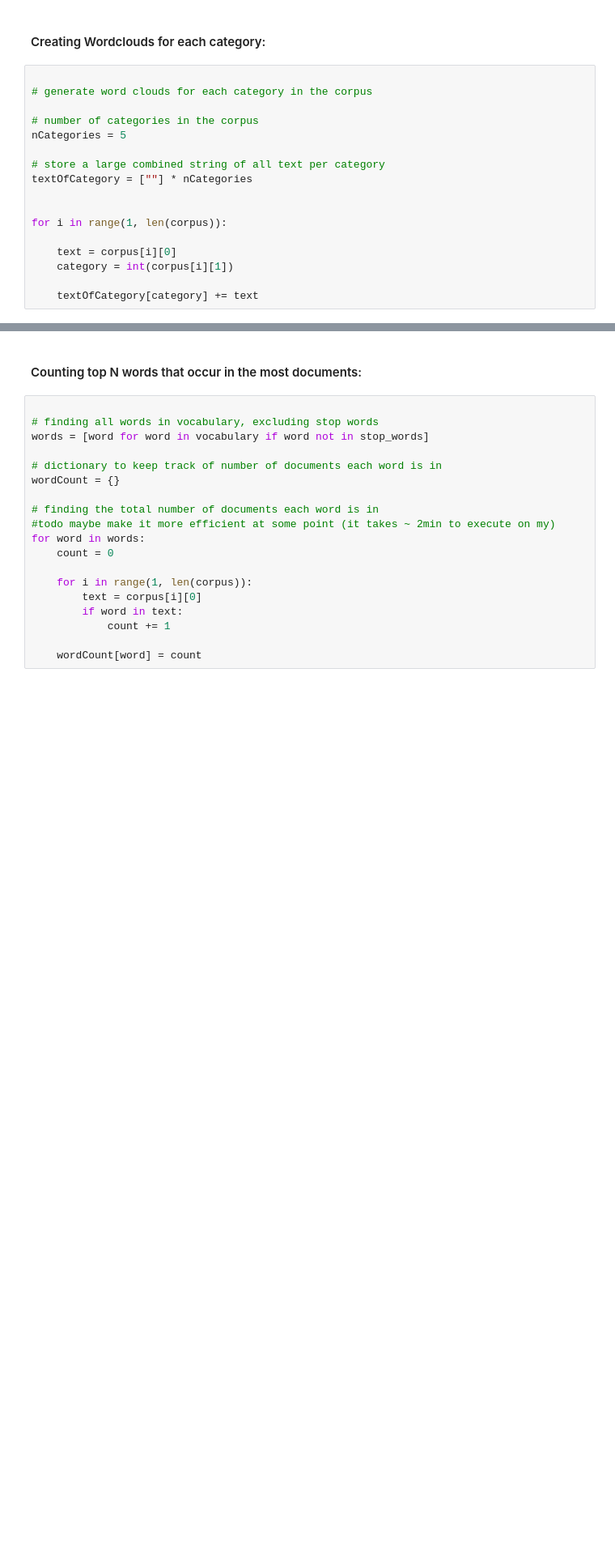
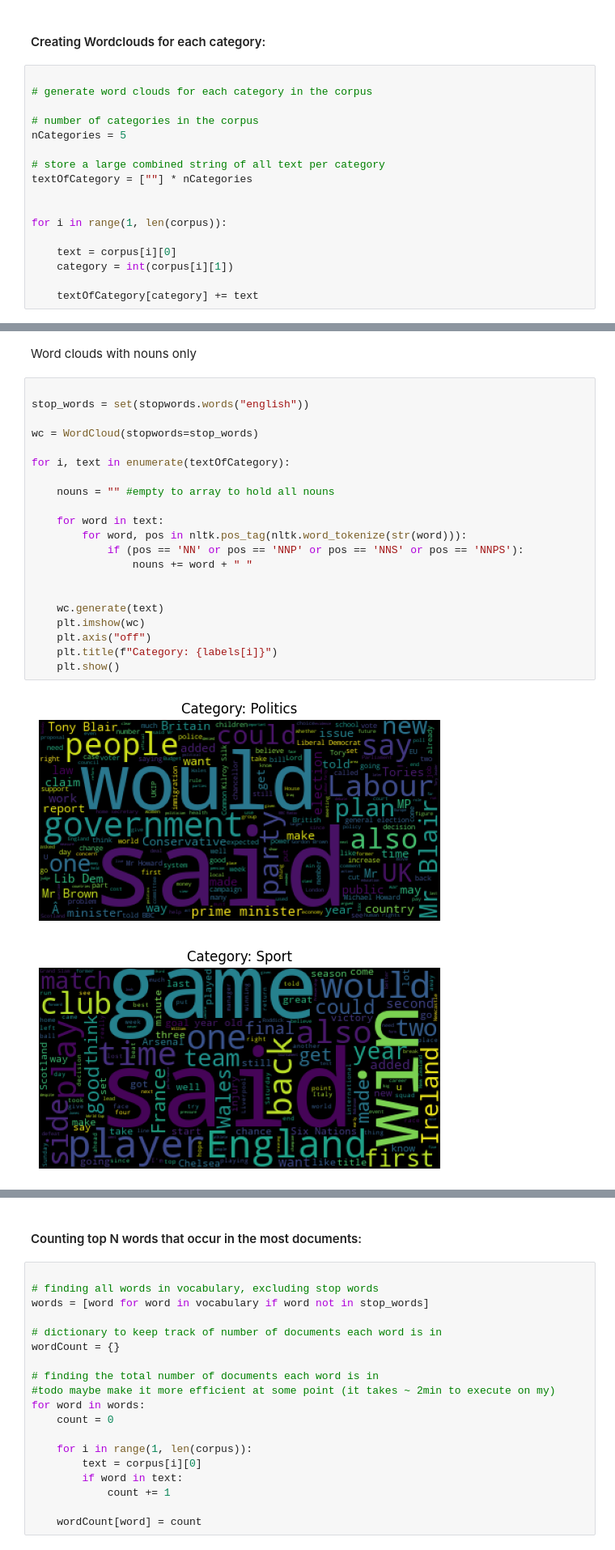
Before and after one commit to TheInvincible95/SearchEngine, a Jupyter notebook: analysis.ipynb, the cells around one changed output, grey strips where cells are left out. Shown: that part at 81% size. Saved outputs shown, nothing was run; the diff lists cells and outputs as text; blank space fills up the shorter version.

```diff
--- a/analysis.ipynb
+++ b/analysis.ipynb
@@ -201,0 +186,26 @@ for i, text in enumerate(textOfCategory):
+# %% [markdown]
+Word clouds with nouns only
+# %%
+
+stop_words = set(stopwords.words("english"))
+
+wc = WordCloud(stopwords=stop_words)
+
+for i, text in enumerate(textOfCategory):
+
+    nouns = "" #empty to array to hold all nouns
+
+    for word in text:
+        for word, pos in nltk.pos_tag(nltk.word_tokenize(str(word))):
+            if (pos == 'NN' or pos == 'NNP' or pos == 'NNS' or pos == 'NNPS'):
+                nouns += word + " "
+
+
+    wc.generate(text)
+    plt.imshow(wc)
+    plt.axis("off")
+    plt.title(f"Category: {labels[i]}")
+    plt.show()
+# %% [output]
+[figure, added]
+[figure, added]
```
Also changed, not shown: parts of 9 cells of this notebook.
